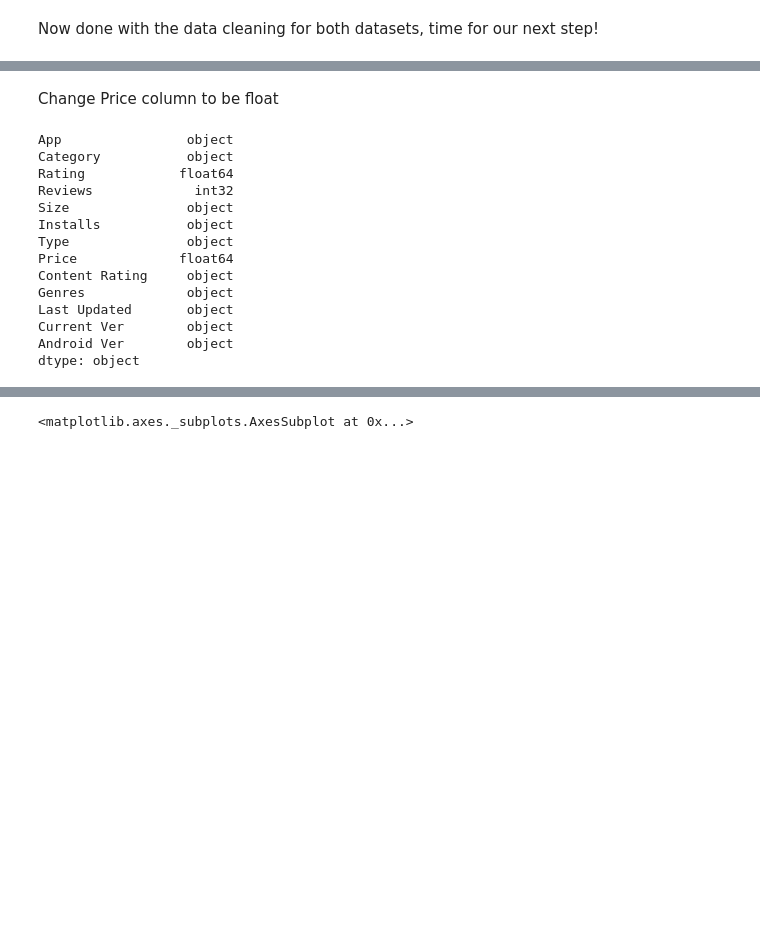
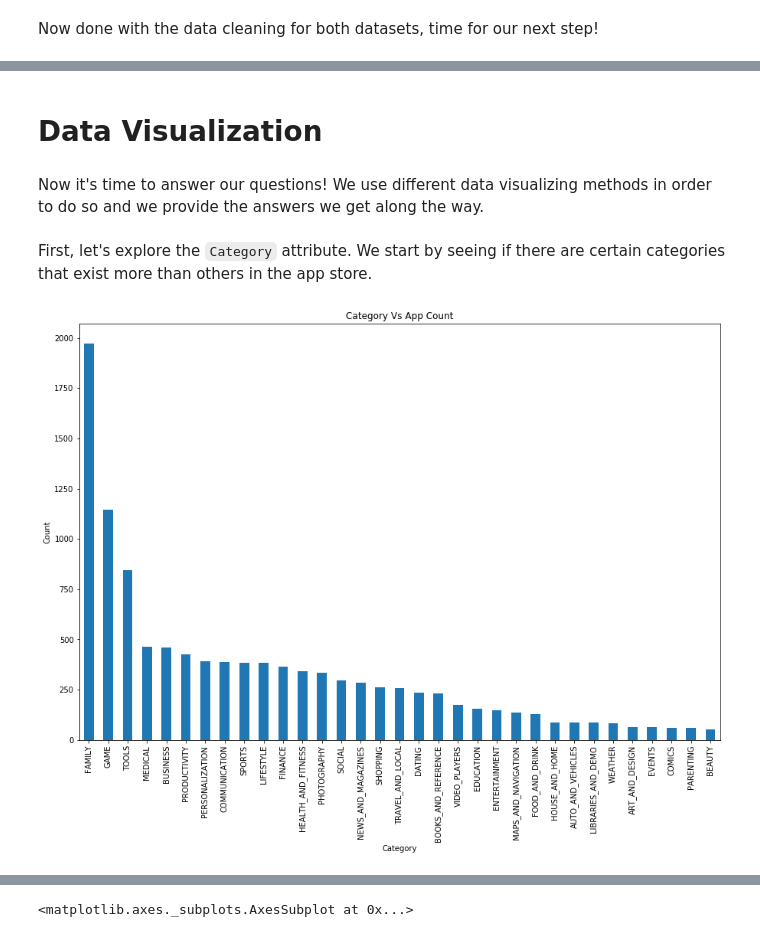
Before and after one commit to RandHood/DataSighence, a Jupyter notebook: Cleaning-2.ipynb, the cells around one changed output, grey strips where cells are left out. Cells and saved outputs as stored; diff of their text form; code cells hidden in the pictures; blank space fills up the shorter version.

```diff
--- a/Cleaning-2.ipynb
+++ b/Cleaning-2.ipynb
@@ -268,22 +323,15 @@ store_data.Reviews = store_data.Reviews.astype('int32')
-# %% [markdown]
-Change Price column to be float
-# %%
-for index, row in store_data.iterrows():
-    store_data.at[index, 'Price'] = row['Price'].replace('$', '')
-store_data.Price = store_data.Price.astype('float64')
-store_data.dtypes
-# %% [output]
-App                object
-Category           object
-Rating            float64
-Reviews             int32
-Size               object
-Installs           object
-Type               object
-Price             float64
-Content Rating     object
-Genres             object
-Last Updated       object
-Current Ver        object
-Android Ver        object
-dtype: object
+# %% [markdown]
+# Data Visualization
+# %% [markdown]
+Now it's time to answer our questions! We use different data visualizing methods in order to do so and we provide the answers we get along the way.
+# %% [markdown]
+First, let's explore the `Category` attribute. We start by seeing if there are certain categories that exist more than others in the app store.
+# %%
+plt.figure(figsize=(15,10))
+store_data.Category.value_counts().plot(kind="bar");
+plt.title("Category Vs App Count")
+plt.xlabel("Category")
+plt.ylabel("Count")
+plt.plot();
+# %% [output]
+[figure, added]
```
Also changed, not shown: parts of 43 cells of this notebook.
